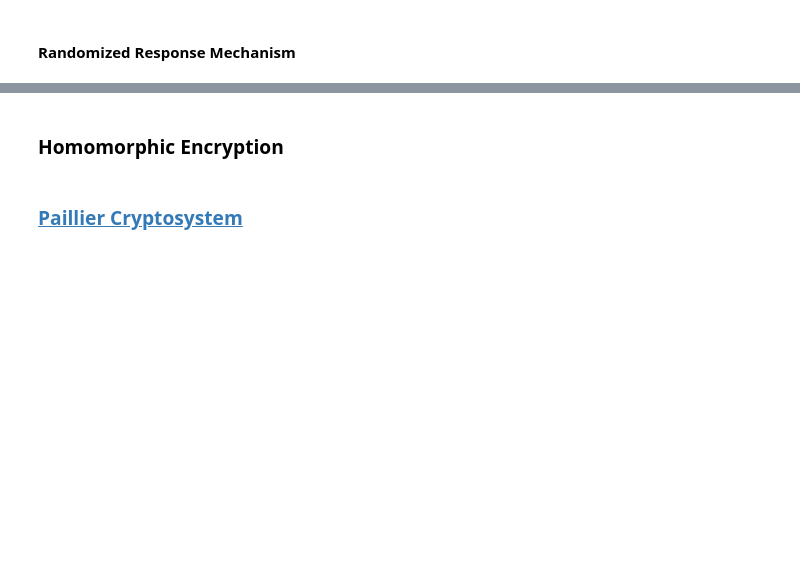
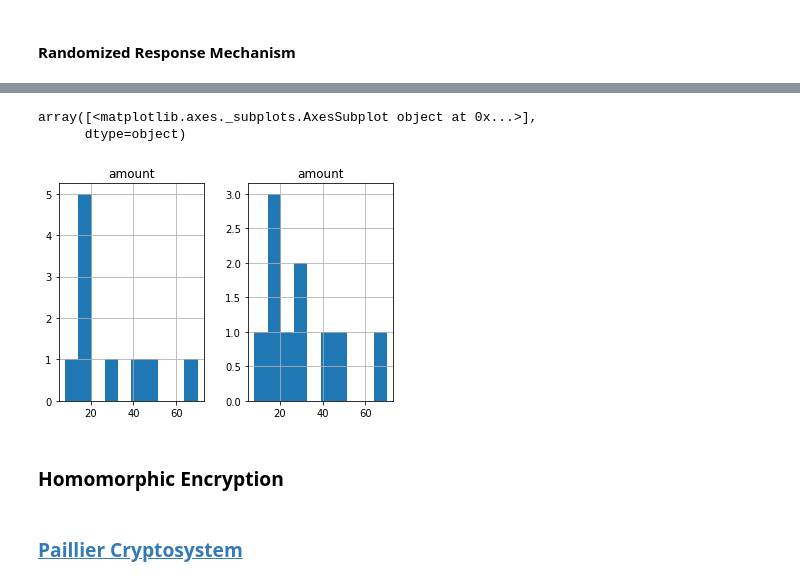
Before and after one commit to HanSeoulOh/mathproblems, a Jupyter notebook: privacyMath.ipynb, the cells around one changed output, grey strips where cells are left out. Saved outputs shown, nothing was run; the diff lists cells and outputs as text; code cells hidden in the pictures; blank space fills up the shorter version.

```diff
--- a/privacyMath.ipynb
+++ b/privacyMath.ipynb
@@ -162,4 +144,20 @@ amount    5.200000
 dtype: float64
+# %%
+import matplotlib.pyplot as plt
+fig = plt.figure()
+
+# Divide the figure into a 1x2 grid, and give me the first section
+ax1 = fig.add_subplot(121)
+
+# Divide the figure into a 1x2 grid, and give me the second section
+ax2 = fig.add_subplot(122)
+
+df.groupby('sender').sum().hist(ax = ax1)
+ndf.groupby('sender').sum().hist(ax = ax2)
+# %% [output]
+array([<matplotlib.axes._subplots.AxesSubplot object at 0x...>],
+      dtype=object)
+[figure, added]
 # %% [markdown]
 ### Homomorphic Encryption
 # %% [markdown]
```
Also changed, not shown: parts of 10 cells of this notebook.
